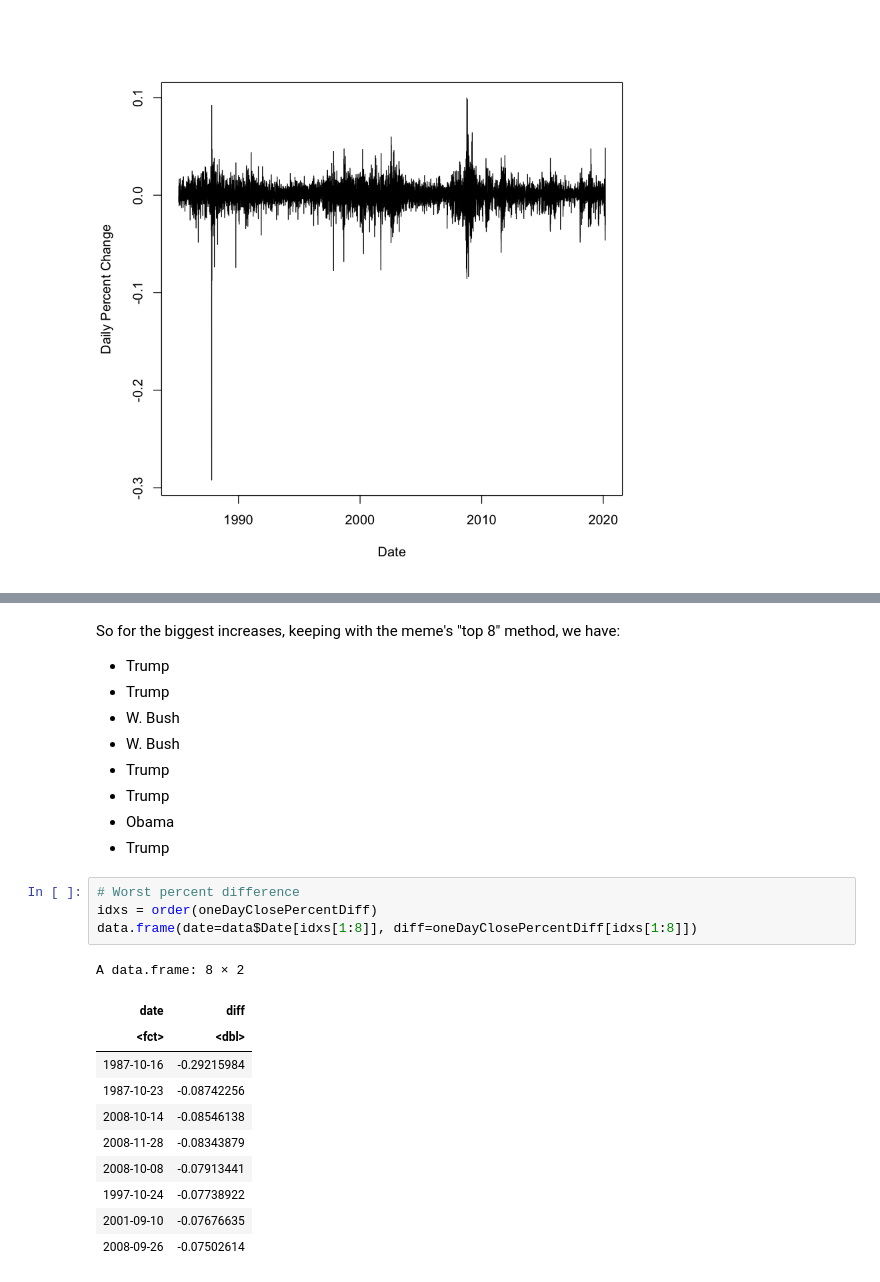
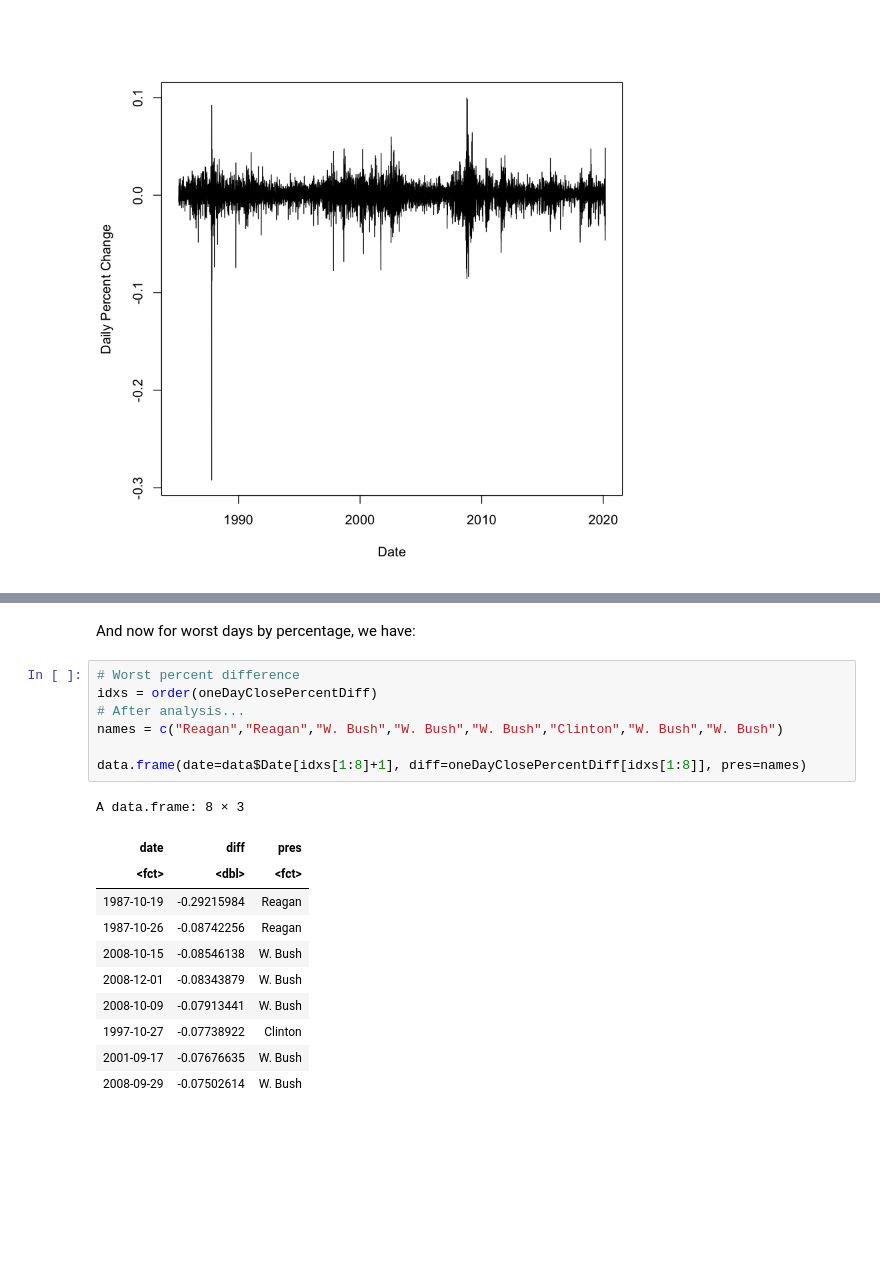
Before and after one commit to eaott/small_projects, a Jupyter notebook: DowJones.ipynb, the cells around one changed output, grey strips where cells are left out. Saved outputs shown, nothing was run; the diff lists cells and outputs as text; blank space fills up the shorter version.

```diff
--- a/DowJones.ipynb
+++ b/DowJones.ipynb
@@ -116,26 +119,21 @@ A data.frame: 8 × 2
-# %% [markdown]
-So for the biggest increases, keeping with the meme's "top 8" method, we have:
-* Trump
-* Trump
-* W. Bush
-* W. Bush
-* Trump
-* Trump
-* Obama
-* Trump
+# %% [markdown]
+And now for worst days by percentage, we have:
 # %%
 # Worst percent difference
 idxs = order(oneDayClosePercentDiff)
-data.frame(date=data$Date[idxs[1:8]], diff=oneDayClosePercentDiff[idxs[1:8]])
+# After analysis...
+names = c("Reagan","Reagan","W. Bush","W. Bush","W. Bush","Clinton","W. Bush","W. Bush")
+
+data.frame(date=data$Date[idxs[1:8]+1], diff=oneDayClosePercentDiff[idxs[1:8]], pres=names)
 # %% [output]
-A data.frame: 8 × 2
+A data.frame: 8 × 3
-| date | diff |
-| <fct> | <dbl> |
-| 1987-10-16 | -0.29215984 |
-| 1987-10-23 | -0.08742256 |
-| 2008-10-14 | -0.08546138 |
-| 2008-11-28 | -0.08343879 |
-| 2008-10-08 | -0.07913441 |
-| 1997-10-24 | -0.07738922 |
-| 2001-09-10 | -0.07676635 |
-| 2008-09-26 | -0.07502614 |
+| date | diff | pres |
+| <fct> | <dbl> | <fct> |
+| 1987-10-19 | -0.29215984 | Reagan |
+| 1987-10-26 | -0.08742256 | Reagan |
+| 2008-10-15 | -0.08546138 | W. Bush |
+| 2008-12-01 | -0.08343879 | W. Bush |
+| 2008-10-09 | -0.07913441 | W. Bush |
+| 1997-10-27 | -0.07738922 | Clinton |
+| 2001-09-17 | -0.07676635 | W. Bush |
+| 2008-09-29 | -0.07502614 | W. Bush |
```
Also changed, not shown: parts of 10 cells of this notebook, 1 other file.
